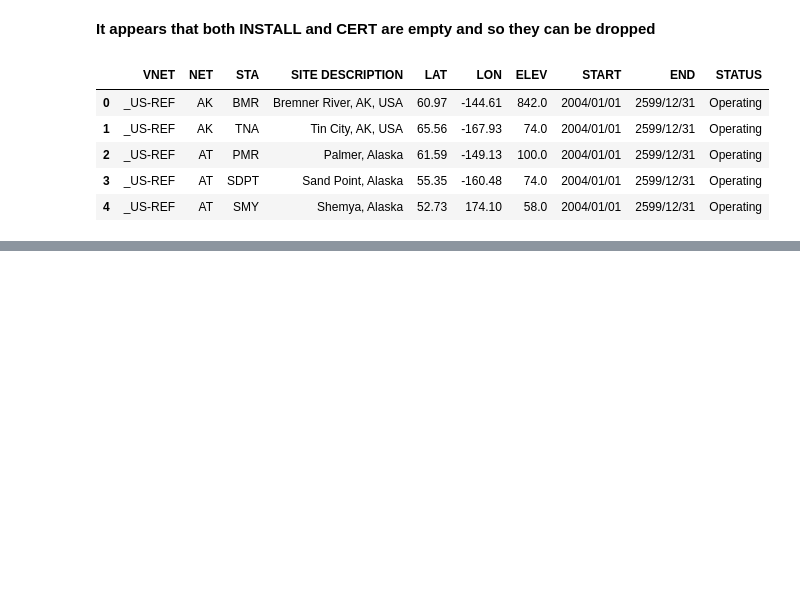
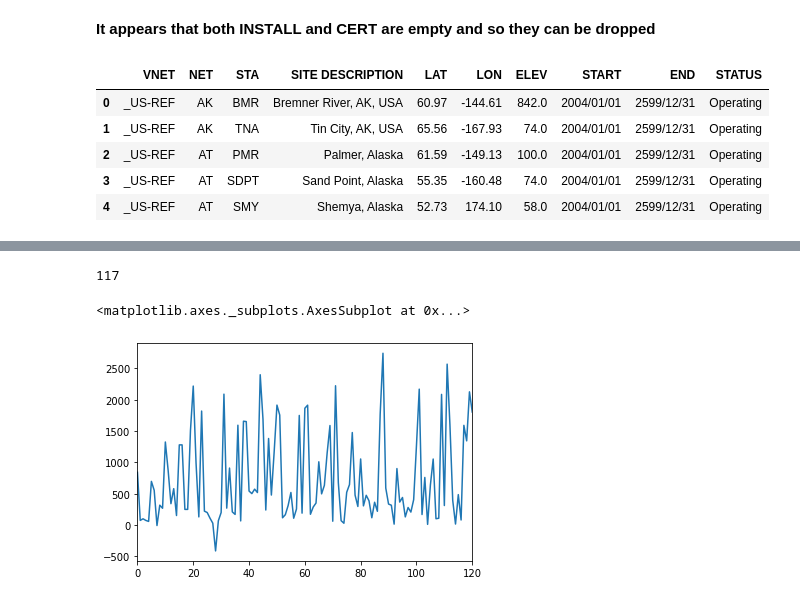
Before and after one commit to bdowdell/USArray_viz, a Jupyter notebook: nb/usarray_data_discovery.ipynb, the cells around one changed output, grey strips where cells are left out. Cells and saved outputs as stored; diff of their text form; code cells hidden in the pictures; blank space fills up the shorter version.

```diff
--- a/nb/usarray_data_discovery.ipynb
+++ b/nb/usarray_data_discovery.ipynb
@@ -80,0 +140,9 @@ df.head()
+# %%
+df['SITE DESCRIPTION'].nunique()
+# %% [output]
+117
+# %%
+df['ELEV'].plot()
+# %% [output]
+<matplotlib.axes._subplots.AxesSubplot at 0x...>
+[figure, added]
```
Also changed, not shown: parts of 11 cells of this notebook.
